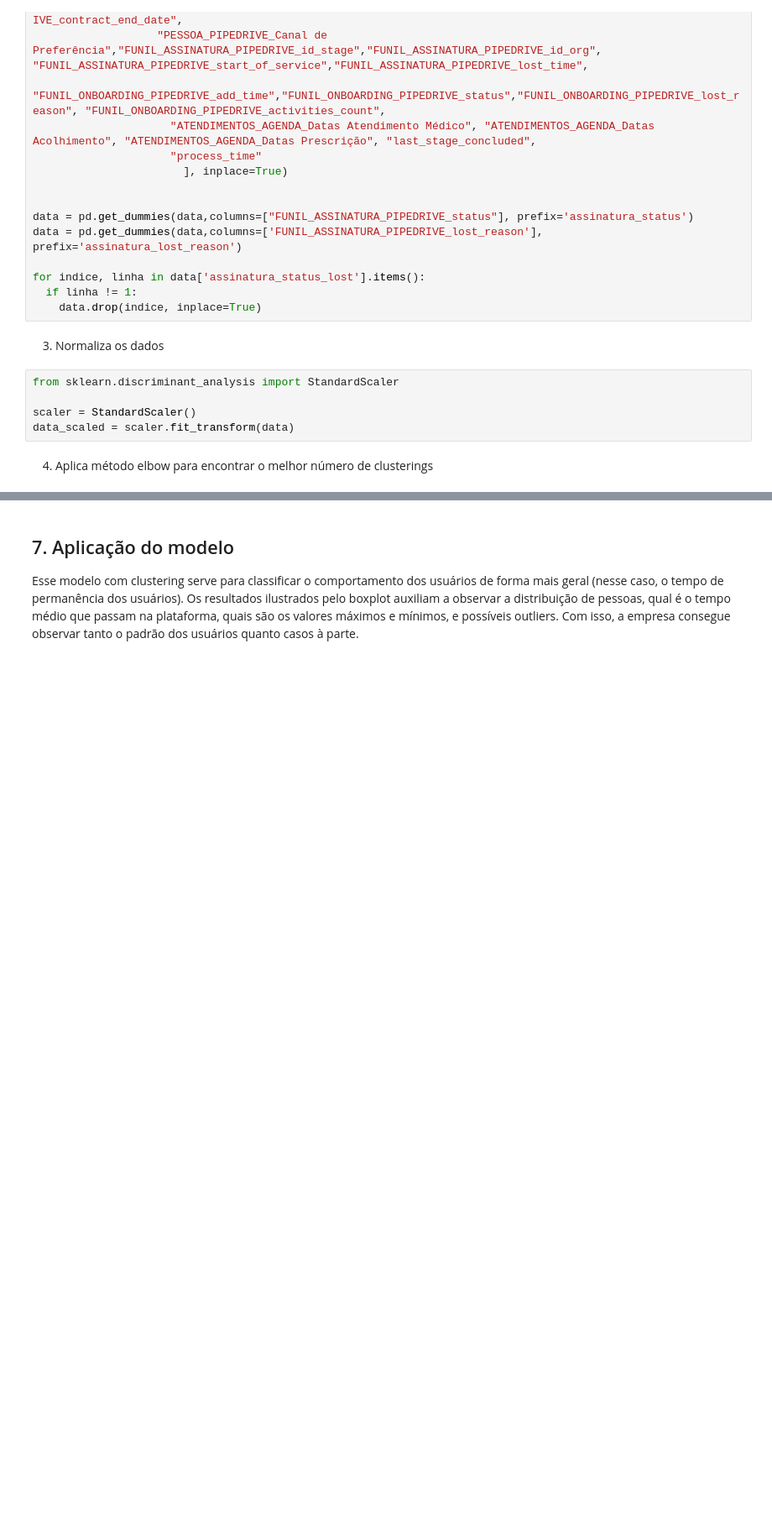
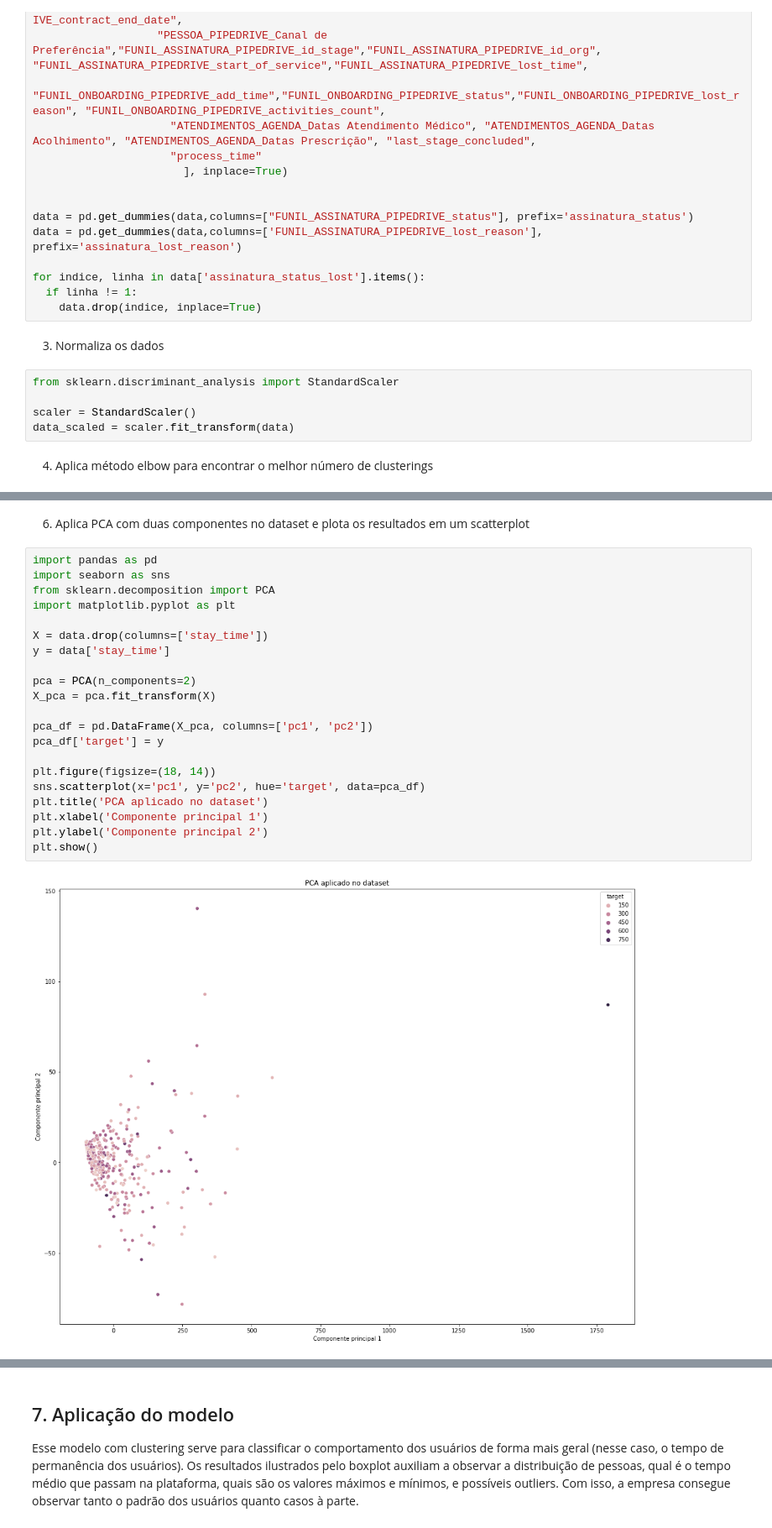
Before and after one commit to alessitomas/streamlit-deploy, a Jupyter notebook: src/notebooks/modelo_cluster.ipynb, the cells around one changed output, grey strips where cells are left out. Shown at 84% size. Cells and saved outputs as stored; diff of their text form; blank space fills up the shorter version.

```diff
--- a/src/notebooks/modelo_cluster.ipynb
+++ b/src/notebooks/modelo_cluster.ipynb
@@ -152 +152,26 @@ Adjusted Rand Index (Testing): -0.0014677430115417973
+# %% [markdown]
+6. Aplica PCA com duas componentes no dataset e plota os resultados em um scatterplot
+# %%
+import pandas as pd
+import seaborn as sns
+from sklearn.decomposition import PCA
+import matplotlib.pyplot as plt
+
+X = data.drop(columns=['stay_time'])
+y = data['stay_time']
+
+pca = PCA(n_components=2)
+X_pca = pca.fit_transform(X)
+
+pca_df = pd.DataFrame(X_pca, columns=['pc1', 'pc2'])
+pca_df['target'] = y
+
+plt.figure(figsize=(18, 14))
+sns.scatterplot(x='pc1', y='pc2', hue='target', data=pca_df)
+plt.title('PCA aplicado no dataset')
+plt.xlabel('Componente principal 1')
+plt.ylabel('Componente principal 2')
+plt.show()
+# %% [output]
+[figure, added]
 # %% [markdown]
```
Also changed, not shown: parts of 5 cells of this notebook, 3 other files.
